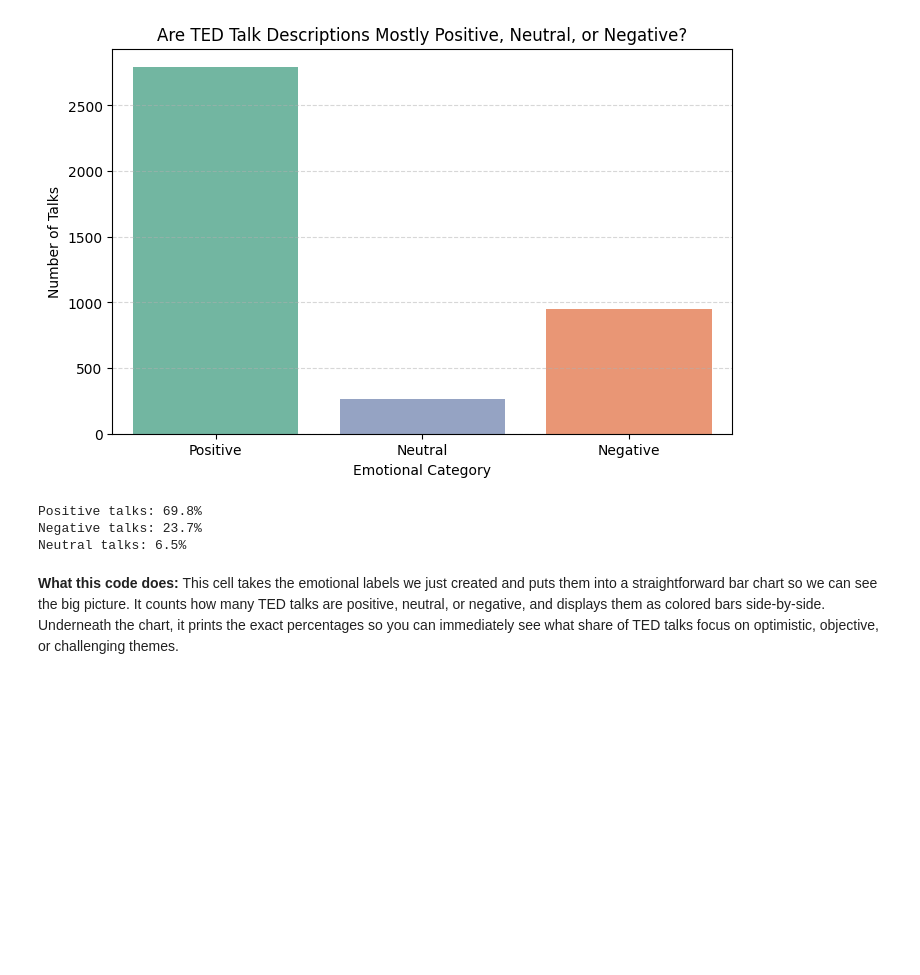
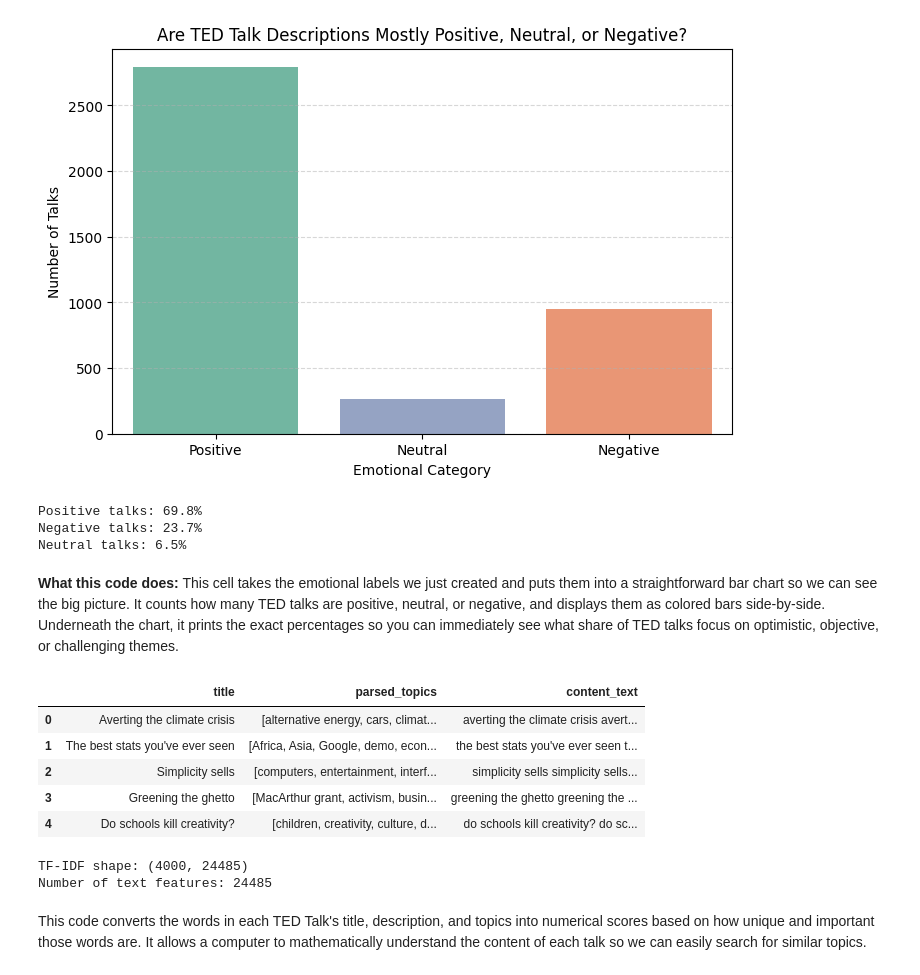
Before and after one commit to springboardmentor0702-lgtm/Personalized-TED-Talks-Recommendation-System, a Jupyter notebook: TED_TALKS.ipynb, the cells around one changed output. Drawn from its saved outputs; the diff is of its cells as text; code cells hidden in the pictures; blank space fills up the shorter version.

```diff
--- a/TED_TALKS.ipynb
+++ b/TED_TALKS.ipynb
@@ -407,3 +407,82 @@ Neutral talks: 6.5%
 # %% [markdown]
 **What this code does:**
 This cell takes the emotional labels we just created and puts them into a straightforward bar chart so we can see the big picture. It counts how many TED talks are positive, neutral, or negative, and displays them as colored bars side-by-side. Underneath the chart, it prints the exact percentages so you can immediately see what share of TED talks focus on optimistic, objective, or challenging themes.
+# %%
+import ast
+import re
+
+def parse_topics(value):
+    if not isinstance(value, str) or not value.strip():
+        return []
+
+    try:
+        result = ast.literal_eval(value)
+        if isinstance(result, (list, tuple, set)):
+            return [str(x) for x in result]
+    except (ValueError, SyntaxError):
+        pass
+
+    return [
+        x.strip()
+        for x in re.split(r'[,;|]', value)
+        if x.strip()
+    ]
+
+# Fix: Change 'work' to 'df_clean' and remove the non-existent 'tags' column
+df_clean['parsed_topics'] = df_clean['topics'].apply(parse_topics)
+
+df_clean['content_text'] = (
+    df_clean['title'] + ' ' +
+    df_clean['title'] + ' ' +
+    df_clean['description'] + ' ' +
+    df_clean['parsed_topics'].apply(lambda x: ' '.join(x)) + ' ' +
+    df_clean['speaker_1'] + ' ' +
+    df_clean['all_speakers']
+).str.lower().str.replace(r'\s+', ' ', regex=True).str.strip()
+
+display(df_clean[['title', 'parsed_topics', 'content_text']].head())
+# %% [output]
+|  | title | parsed_topics | content_text |
+| 0 | Averting the climate crisis | [alternative energy, cars, climat... | averting the climate crisis avert... |
+| 1 | The best stats you've ever seen | [Africa, Asia, Google, demo, econ... | the best stats you've ever seen t... |
+| 2 | Simplicity sells | [computers, entertainment, interf... | simplicity sells simplicity sells... |
+| 3 | Greening the ghetto | [MacArthur grant, activism, busin... | greening the ghetto greening the ... |
+| 4 | Do schools kill creativity? | [children, creativity, culture, d... | do schools kill creativity? do sc... |
+# %%
+from sklearn.feature_extraction.text import TfidfVectorizer
+
+vectorizer = TfidfVectorizer(
+    stop_words='english',
+    ngram_range=(1, 2),
+    max_features=50000,
+    min_df=2,
+    max_df=0.95,
+    sublinear_tf=True
+)
+
+try:
+    tfidf_matrix = vectorizer.fit_transform(
+        df_clean['content_text']
+    )
+except ValueError:
+    # Fallback for small datasets
+    vectorizer = TfidfVectorizer(
+        stop_words='english',
+        ngram_range=(1, 2),
+        max_features=50000,
+        min_df=1,
+        sublinear_tf=True
+    )
+    tfidf_matrix = vectorizer.fit_transform(
+        df_clean['content_text']
+    )
+
+print("TF-IDF shape:", tfidf_matrix.shape)
+print("Number of text features:", len(
+    vectorizer.get_feature_names_out()
+))
+# %% [output]
+TF-IDF shape: (4000, 24485)
+Number of text features: 24485
+# %% [markdown]
+This code converts the words in each TED Talk's title, description, and topics into numerical scores based on how unique and important those words are. It allows a computer to mathematically understand the content of each talk so we can easily search for similar topics.
```
Also changed, not shown: parts of 9 cells of this notebook.
